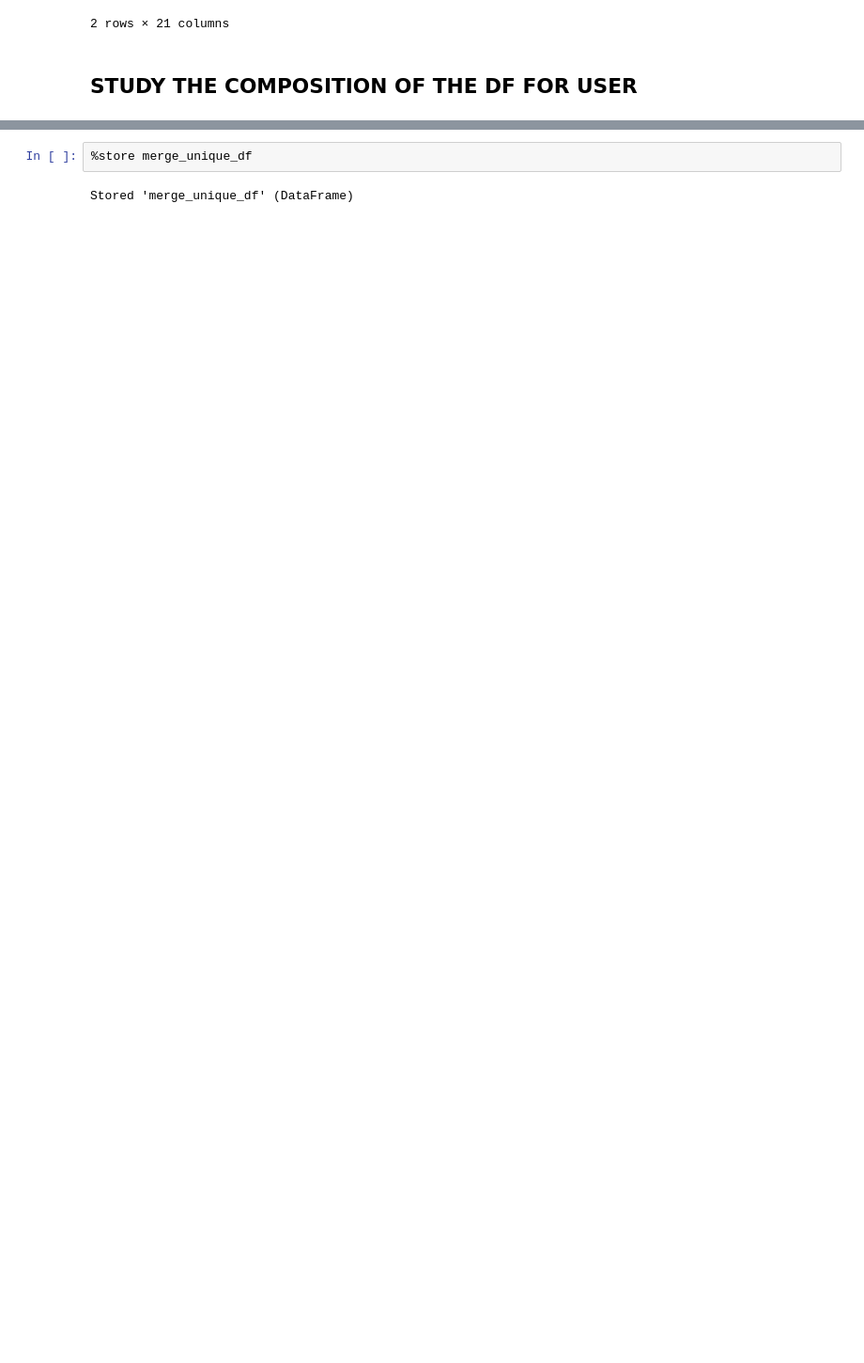
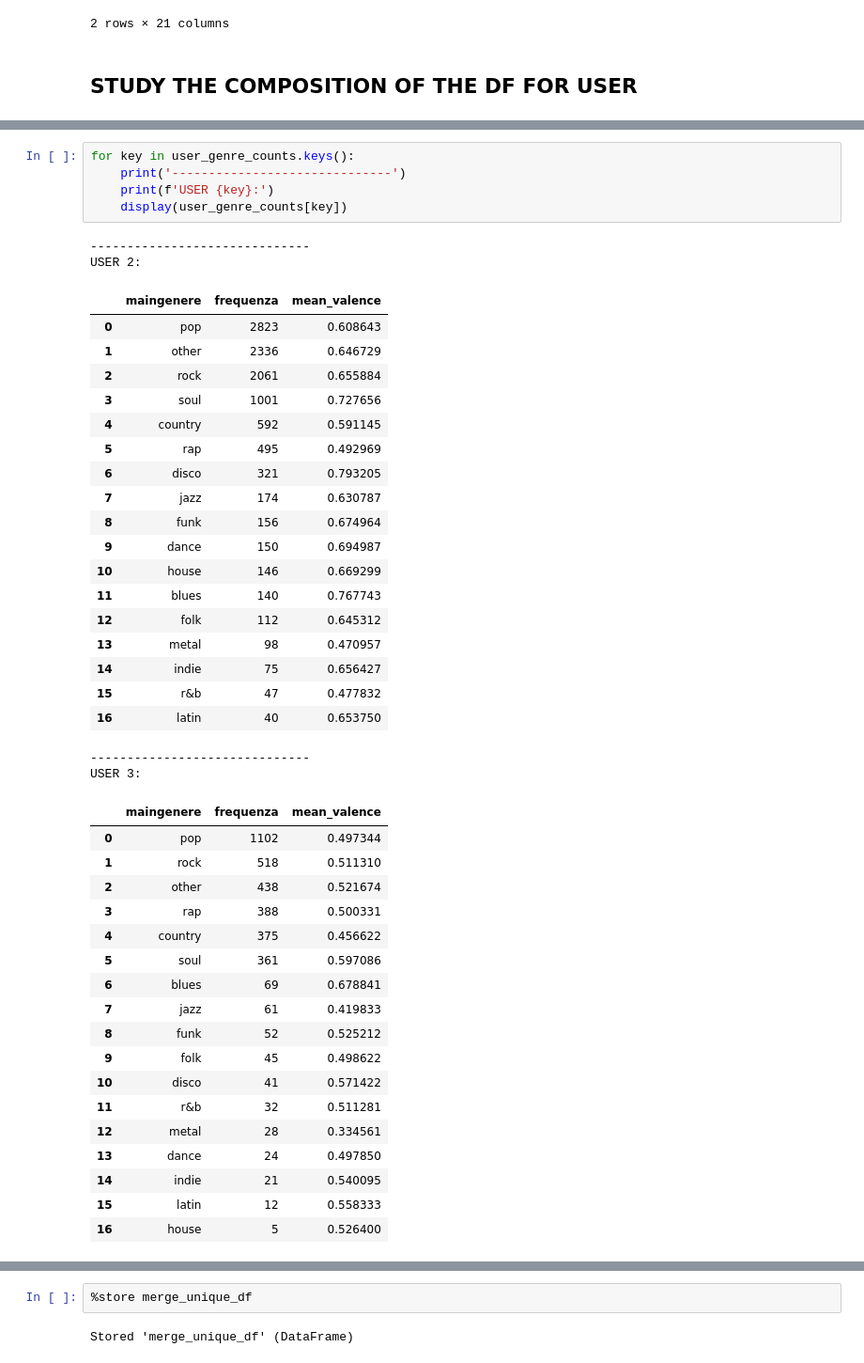
Before and after one commit to alelovo/Project_MachineLearning, a Jupyter notebook: CLUSTER.ipynb, the cells around one changed output, grey strips where cells are left out. Shown at 94% size. Saved outputs shown, nothing was run; the diff lists cells and outputs as text; blank space fills up the shorter version.

```diff
--- a/CLUSTER.ipynb
+++ b/CLUSTER.ipynb
@@ -737,0 +780,46 @@ print(user_genre_counts[0])
+# %%
+for key in user_genre_counts.keys():
+    print('------------------------------')
+    print(f'USER {key}:')
+    display(user_genre_counts[key])
+# %% [output]
+------------------------------
+USER 2:
+|  | maingenere | frequenza | mean_valence |
+| 0 | pop | 2823 | 0.608643 |
+| 1 | other | 2336 | 0.646729 |
+| 2 | rock | 2061 | 0.655884 |
+| 3 | soul | 1001 | 0.727656 |
+| 4 | country | 592 | 0.591145 |
+| 5 | rap | 495 | 0.492969 |
+| 6 | disco | 321 | 0.793205 |
+| 7 | jazz | 174 | 0.630787 |
+| 8 | funk | 156 | 0.674964 |
+| 9 | dance | 150 | 0.694987 |
+| 10 | house | 146 | 0.669299 |
+| 11 | blues | 140 | 0.767743 |
+| 12 | folk | 112 | 0.645312 |
+| 13 | metal | 98 | 0.470957 |
+| 14 | indie | 75 | 0.656427 |
+| 15 | r&b | 47 | 0.477832 |
+| 16 | latin | 40 | 0.653750 |
+------------------------------
+USER 3:
+|  | maingenere | frequenza | mean_valence |
+| 0 | pop | 1102 | 0.497344 |
+| 1 | rock | 518 | 0.511310 |
+| 2 | other | 438 | 0.521674 |
+| 3 | rap | 388 | 0.500331 |
+| 4 | country | 375 | 0.456622 |
+| 5 | soul | 361 | 0.597086 |
+| 6 | blues | 69 | 0.678841 |
+| 7 | jazz | 61 | 0.419833 |
+| 8 | funk | 52 | 0.525212 |
+| 9 | folk | 45 | 0.498622 |
+| 10 | disco | 41 | 0.571422 |
+| 11 | r&b | 32 | 0.511281 |
+| 12 | metal | 28 | 0.334561 |
+| 13 | dance | 24 | 0.497850 |
+| 14 | indie | 21 | 0.540095 |
+| 15 | latin | 12 | 0.558333 |
+| 16 | house | 5 | 0.526400 |
```
Also changed, not shown: parts of 8 cells of this notebook, 4 other files.
